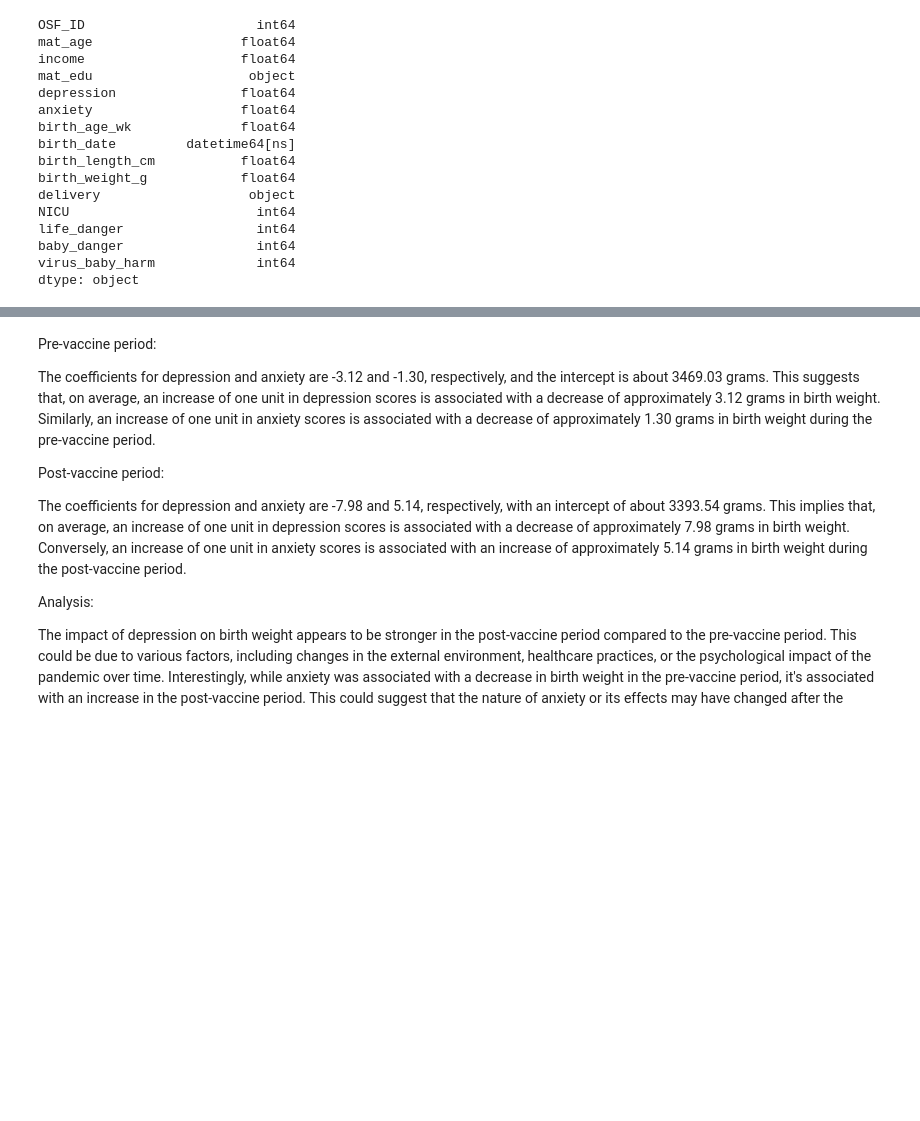
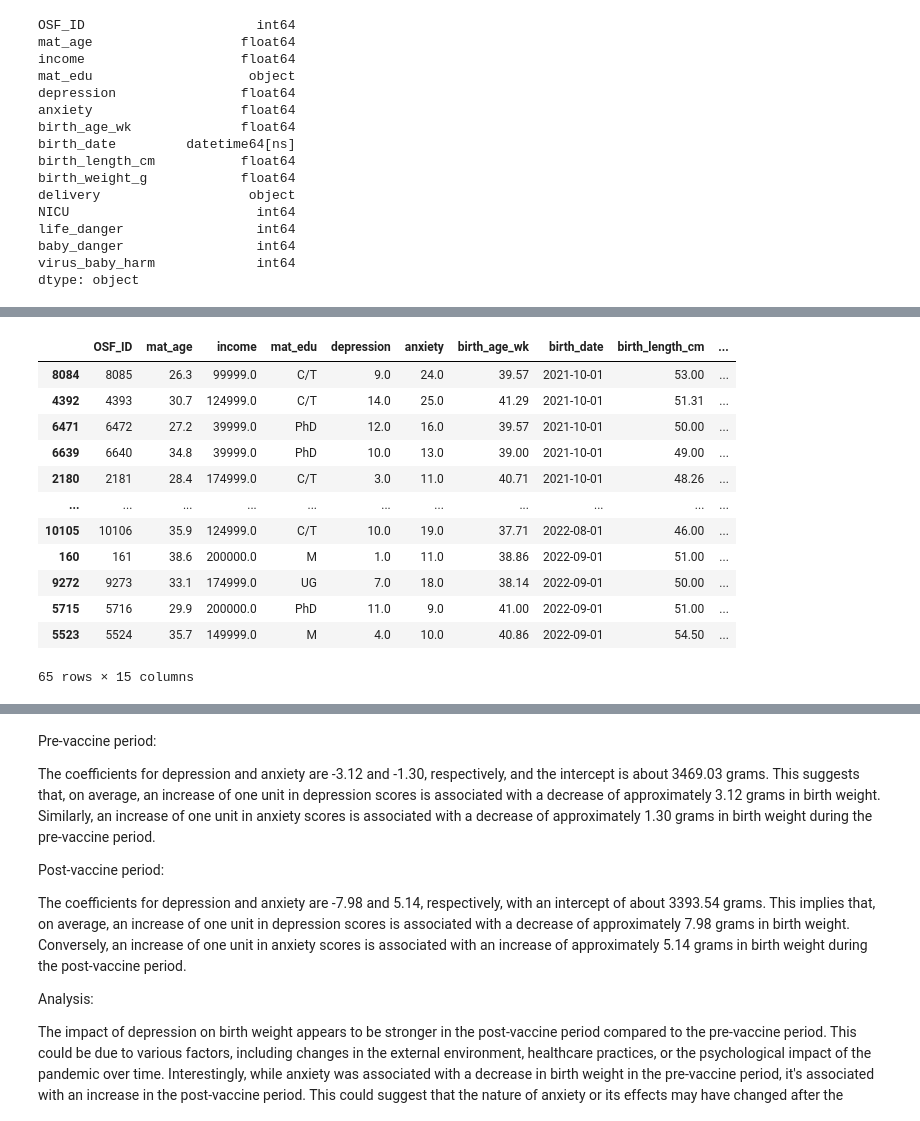
Before and after one commit to jkondo14/Group110_WI24, a Jupyter notebook: Dylangroup110.ipynb, the cells around one changed output, grey strips where cells are left out. Saved outputs shown, nothing was run; the diff lists cells and outputs as text; code cells hidden in the pictures; blank space fills up the shorter version.

```diff
--- a/Dylangroup110.ipynb
+++ b/Dylangroup110.ipynb
@@ -293,3 +342,20 @@ Number of rows in the postvaccine subset: 1886
+# %%
+postvaccine_df = postvaccine_df.sort_values(by='birth_date')
+postvaccine_df
+# %% [output]
+|  | OSF_ID | mat_age | income | mat_edu | depression | anxiety | birth_age_wk | birth_date | birth_length_cm | ... |
+| 8084 | 8085 | 26.3 | 99999.0 | C/T | 9.0 | 24.0 | 39.57 | 2021-10-01 | 53.00 | ... |
+| 4392 | 4393 | 30.7 | 124999.0 | C/T | 14.0 | 25.0 | 41.29 | 2021-10-01 | 51.31 | ... |
+| 6471 | 6472 | 27.2 | 39999.0 | PhD | 12.0 | 16.0 | 39.57 | 2021-10-01 | 50.00 | ... |
+| 6639 | 6640 | 34.8 | 39999.0 | PhD | 10.0 | 13.0 | 39.00 | 2021-10-01 | 49.00 | ... |
+| 2180 | 2181 | 28.4 | 174999.0 | C/T | 3.0 | 11.0 | 40.71 | 2021-10-01 | 48.26 | ... |
+| ... | ... | ... | ... | ... | ... | ... | ... | ... | ... | ... |
+| 10105 | 10106 | 35.9 | 124999.0 | C/T | 10.0 | 19.0 | 37.71 | 2022-08-01 | 46.00 | ... |
+| 160 | 161 | 38.6 | 200000.0 | M | 1.0 | 11.0 | 38.86 | 2022-09-01 | 51.00 | ... |
+| 9272 | 9273 | 33.1 | 174999.0 | UG | 7.0 | 18.0 | 38.14 | 2022-09-01 | 50.00 | ... |
+| 5715 | 5716 | 29.9 | 200000.0 | PhD | 11.0 | 9.0 | 41.00 | 2022-09-01 | 51.00 | ... |
+| 5523 | 5524 | 35.7 | 149999.0 | M | 4.0 | 10.0 | 40.86 | 2022-09-01 | 54.50 | ... |
+65 rows × 15 columns
 # %%
 
 # Define a function to perform linear regression and print results
```
Also changed, not shown: parts of 10 cells of this notebook.
